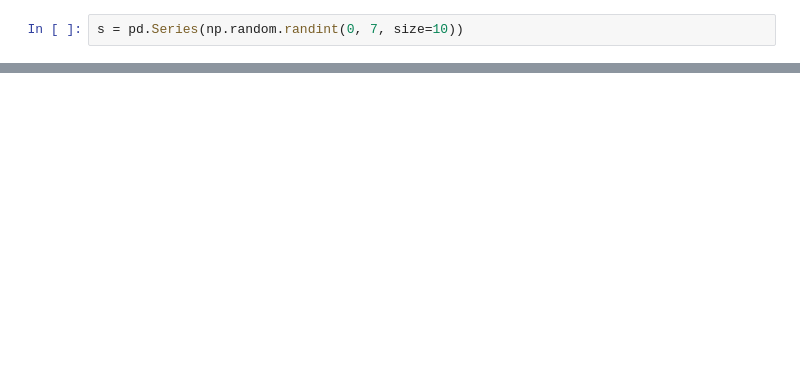
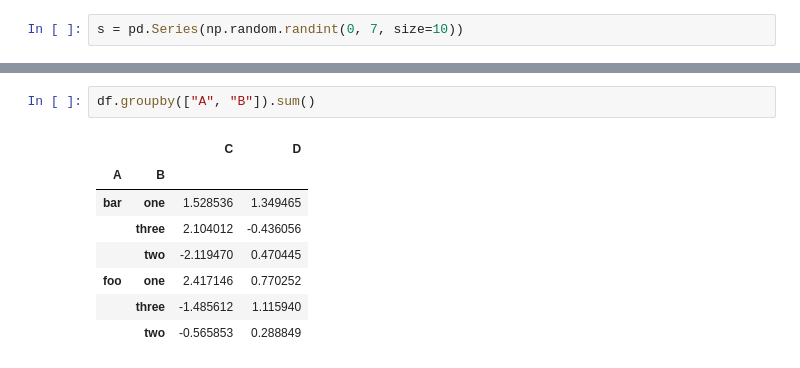
Before and after one commit to namsuhyeong/pandas, a Jupyter notebook: 10_minutes_to_pandas.ipynb, the cells around one changed output, grey strips where cells are left out. Drawn from its saved outputs; the diff is of its cells as text; blank space fills up the shorter version.

```diff
--- a/10_minutes_to_pandas.ipynb
+++ b/10_minutes_to_pandas.ipynb
@@ -460,0 +583,11 @@ Name: count, dtype: int64
+# %%
+df.groupby(["A", "B"]).sum()
+# %% [output]
+|  |  | C | D |
+| A | B |  |  |
+| bar | one | 1.528536 | 1.349465 |
+|  | three | 2.104012 | -0.436056 |
+|  | two | -2.119470 | 0.470445 |
+| foo | one | 2.417146 | 0.770252 |
+|  | three | -1.485612 | 1.115940 |
+|  | two | -0.565853 | 0.288849 |
```
Also changed, not shown: parts of 57 cells of this notebook.
